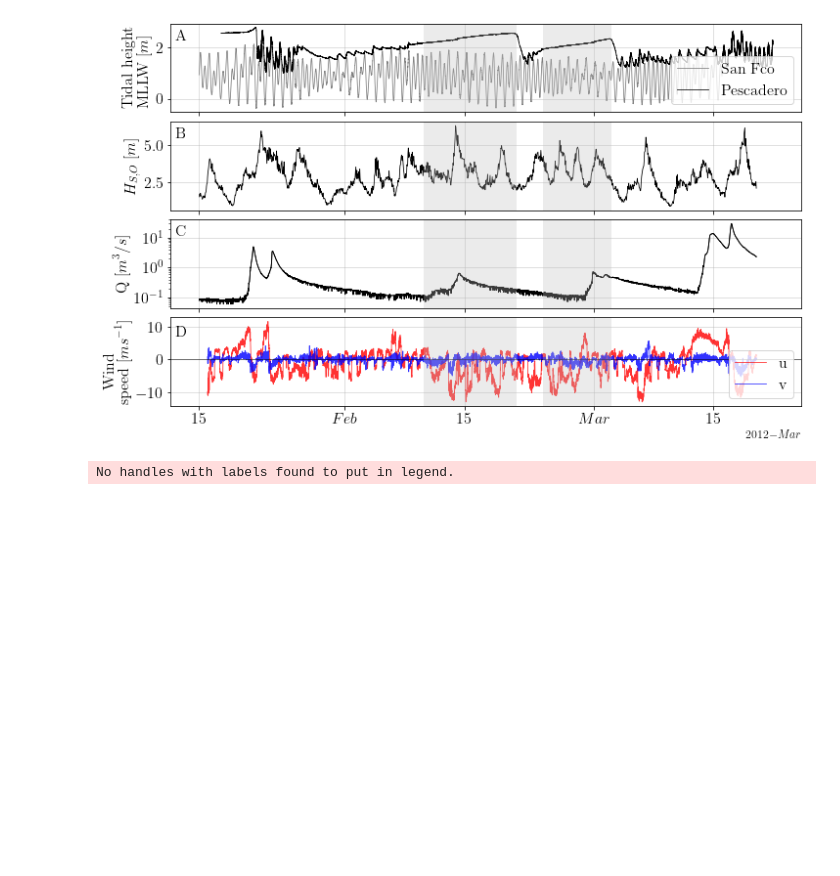
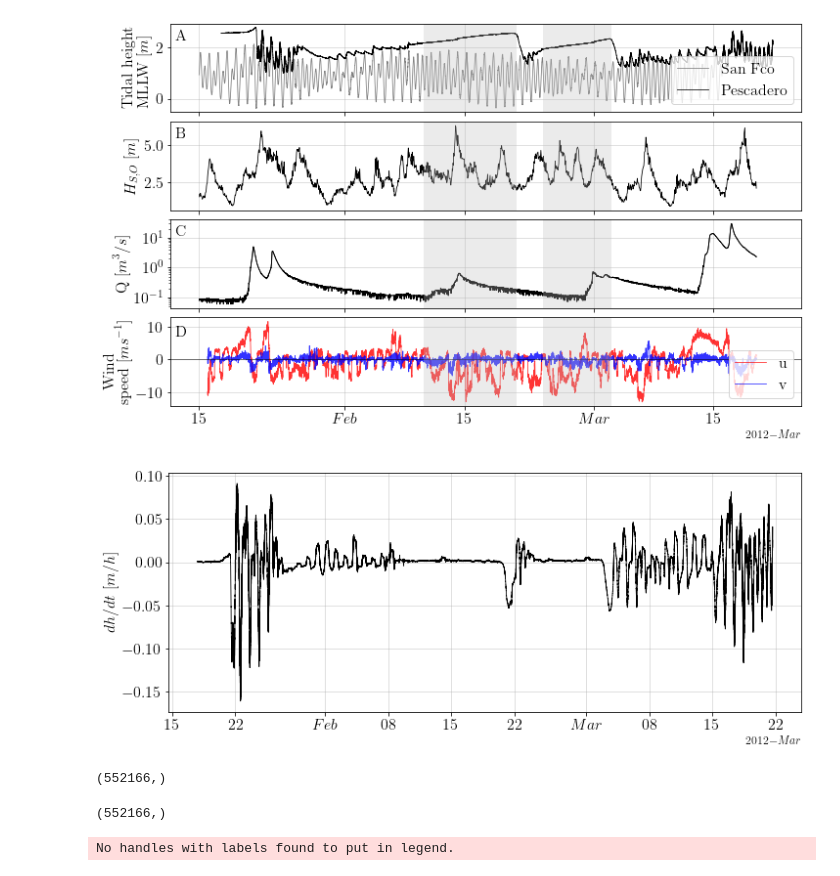
Before and after one commit to Dhannai/Thesis, a Jupyter notebook: febmar/CTD_nuevo.ipynb, the cells around one changed output. Drawn from its saved outputs; the diff is of its cells as text; code cells hidden in the pictures; blank space fills up the shorter version.

Commit message:
caudal y dhdt

```diff
--- a/febmar/CTD_nuevo.ipynb
+++ b/febmar/CTD_nuevo.ipynb
@@ -479,6 +479,48 @@ ax1.xaxis.set_major_locator(locator)
 ax1.xaxis.set_major_formatter(formatter)
 # %% [output]
 [figure]
+# %%
+#dh/dt
+
+hf = DC_CTD.sel(sensor=1, variables='Depth').v[3600:]
+hi = DC_CTD.sel(sensor=1, variables='Depth').v[:-3600]
+dt = 10
+
+dhdt = (hf.values-hi.values)/dt
+
+fig, (ax1) = plt.subplots(nrows=1, figsize=(10, 4), constrained_layout=True, sharex=True)
+
+#Formato fecha
+locator = mdates.AutoDateLocator()
+formatter = mdates.ConciseDateFormatter(locator)
+
+#Grafico de profundidad y densidad (color map) DC
+ax1.set_ylabel(r"$dh/dt$ "
+          r"$\displaystyle[m/h]$",
+          fontsize=16)
+
+ax1.plot(DC_CTD.time[1800:-1800], dhdt, c='k', linewidth=0.8, label="Pescadero")
+# ax1.scatter(ho.index, ho['gauge(m)'])
+
+ax1.xaxis.set_tick_params(labelsize=16)
+ax1.yaxis.set_tick_params(labelsize=16)
+ax1.grid(alpha=0.5)
+# ax1.set_ylim(-0.01, 0.02)
+
+
+# Ajustar formato fecha
+ax1.xaxis.set_major_locator(locator)
+ax1.xaxis.set_major_formatter(formatter)
+# %% [output]
+[figure, added]
+# %%
+DC_CTD.time[1800:-1800].shape
+# %% [output]
+(552166,)
+# %%
+(hf.values-hi.values).shape
+# %% [output]
+(552166,)
 # %%
 tmin = 8
 tmax = 16
```
Also changed, not shown: parts of 1 cell of this notebook.
